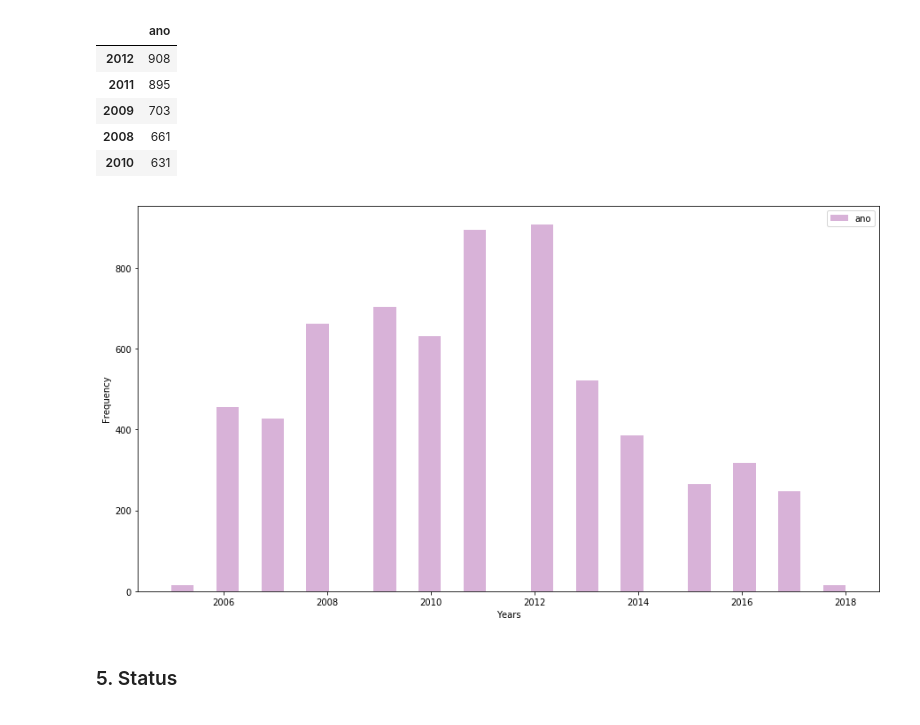
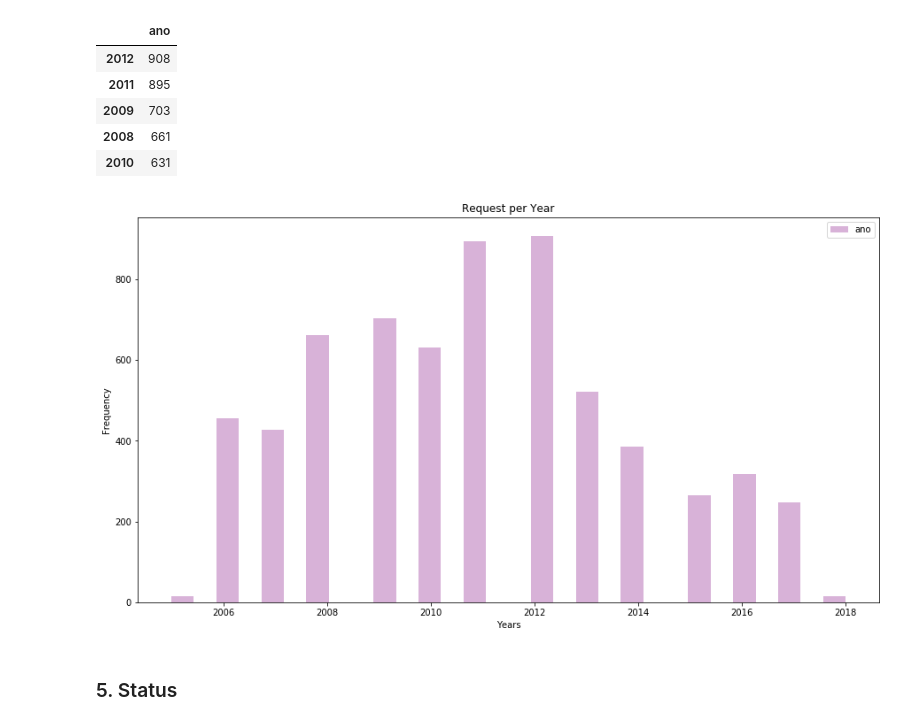
Before and after one commit to ozielalves/Financas_IMD, a Jupyter notebook: Oziel.ipynb, the cells around one changed output. Drawn from its saved outputs; the diff is of its cells as text; code cells hidden in the pictures.

```diff
--- a/Oziel.ipynb
+++ b/Oziel.ipynb
@@ -172,6 +408,7 @@ Works per year:
 # %%
 work_requests.plot(kind='hist', y = 'ano', bins=30, figsize=(15,8), color = 'purple', alpha=0.3)
 plt.xlabel('Years')
+plt.title("Request per Year")
 plt.show()
 # %% [output]
-[figure, old version]
+[figure, new version]
```
Also changed, not shown: parts of 35 cells of this notebook, 2 other files.
